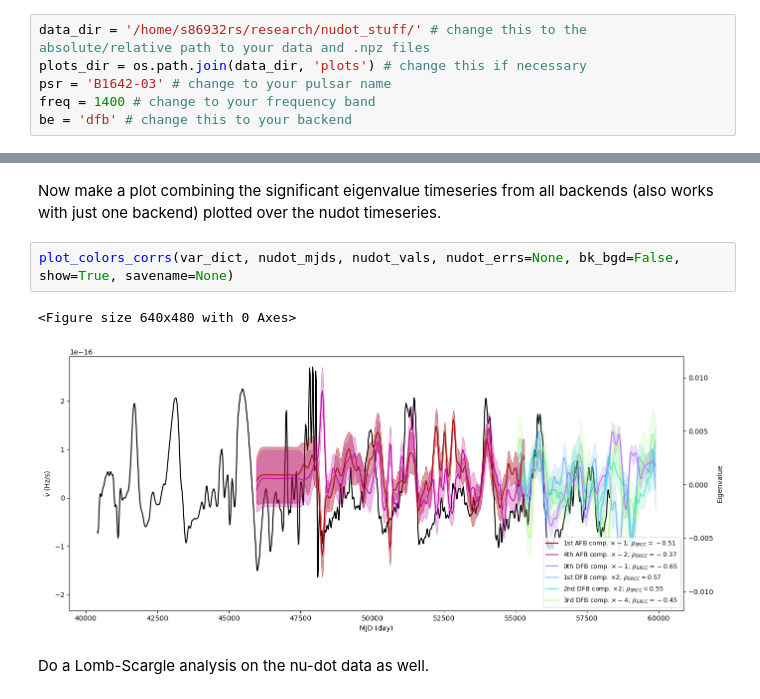
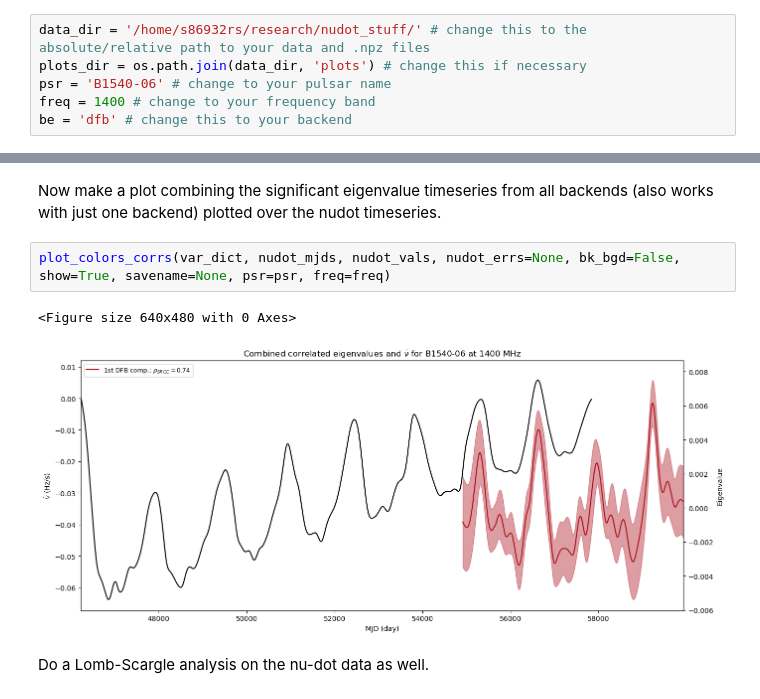
Before and after one commit to respiewak/psr_prof_pca, a Jupyter notebook: step_4_nudot_correlations.ipynb, the cells around one changed output, grey strips where cells are left out. Saved outputs shown, nothing was run; the diff lists cells and outputs as text.

```diff
--- a/step_4_nudot_correlations.ipynb
+++ b/step_4_nudot_correlations.ipynb
@@ -52,7 +52,7 @@ The following cell initialises some key variables, defining the dataset you're w
 # %%
 data_dir = '/home/s86932rs/research/nudot_stuff/' # change this to the absolute/relative path to your data and .npz files
 plots_dir = os.path.join(data_dir, 'plots') # change this if necessary
-psr = 'B1642-03' # change to your pulsar name
+psr = 'B1540-06' # change to your pulsar name
 freq = 1400 # change to your frequency band
 be = 'dfb' # change this to your backend
 # %%
@@ -162,10 +162,10 @@ else:
 # %% [markdown]
 Now make a plot combining the significant eigenvalue timeseries from all backends (also works with just one backend) plotted over the nudot timeseries.
 # %%
-plot_colors_corrs(var_dict, nudot_mjds, nudot_vals, nudot_errs=None, bk_bgd=False, show=True, savename=None)
+plot_colors_corrs(var_dict, nudot_mjds, nudot_vals, nudot_errs=None, bk_bgd=False, show=True, savename=None, psr=psr, freq=freq)
 # %% [output]
 <Figure size 640x480 with 0 Axes>
-[figure, old version]
+[figure, new version]
 # %% [markdown]
 Do a Lomb-Scargle analysis on the nu-dot data as well.
 # %%
```
Also changed, not shown: parts of 4 cells of this notebook, 6 other files.
